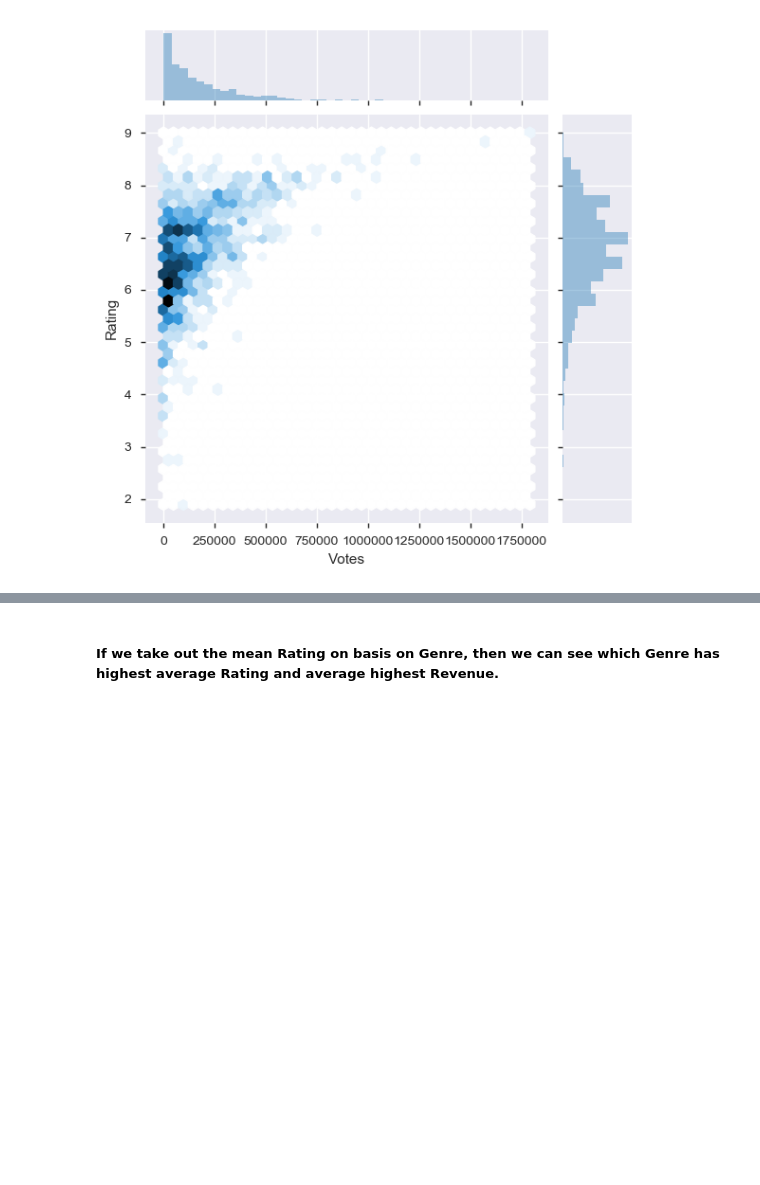
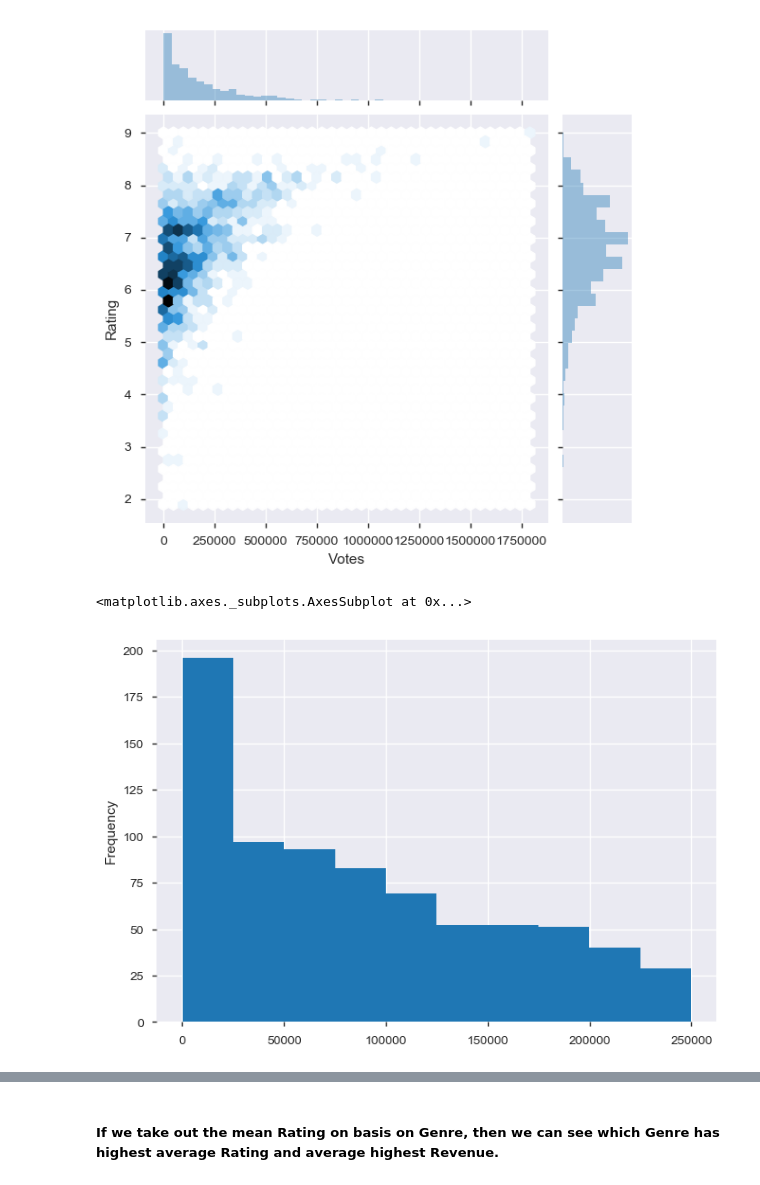
Before and after one commit to yaminijoshi89/INSAID-Projects, a Jupyter notebook: IMDB_1000MoviesDataSet_EDA.ipynb, the cells around one changed output, grey strips where cells are left out. Saved outputs shown, nothing was run; the diff lists cells and outputs as text; code cells hidden in the pictures; blank space fills up the shorter version.

```diff
--- a/IMDB_1000MoviesDataSet_EDA.ipynb
+++ b/IMDB_1000MoviesDataSet_EDA.ipynb
@@ -310,3 +436,8 @@ sns.jointplot(x="Votes",y="Rating",data=movie_data,kind='hex')
 # %% [output]
 <seaborn.axisgrid.JointGrid at 0x...>
 [figure]
+# %%
+movie_data[movie_data.Votes < 250000]["Votes"].plot.hist()
+# %% [output]
+<matplotlib.axes._subplots.AxesSubplot at 0x...>
+[figure, added]
```
Also changed, not shown: parts of 38 cells of this notebook.
